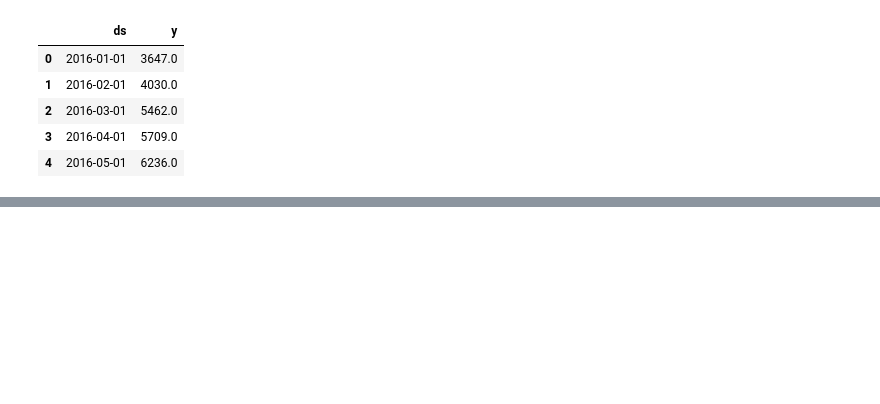
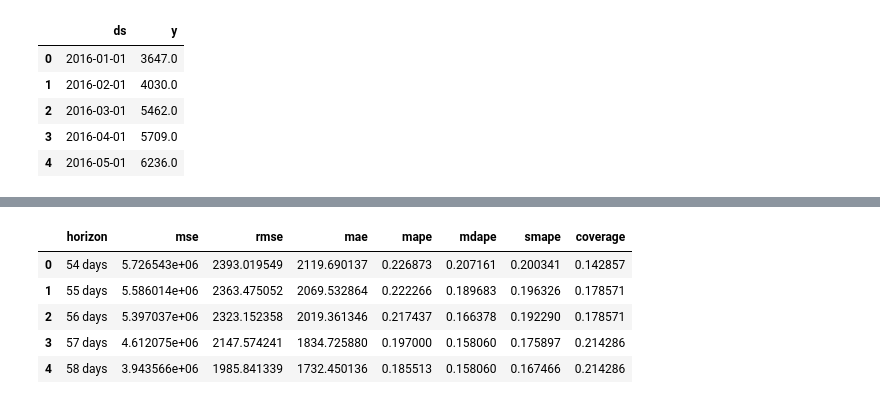
Before and after one commit to CarlS2rt/fbprophet_forecasts, a Jupyter notebook: cable_senior_monthly.ipynb, the cells around one changed output, grey strips where cells are left out. Saved outputs shown, nothing was run; the diff lists cells and outputs as text; code cells hidden in the pictures; blank space fills up the shorter version.

```diff
--- a/cable_senior_monthly.ipynb
+++ b/cable_senior_monthly.ipynb
@@ -77,0 +103,11 @@ forecast.to_excel('outputs/cable_senior_monthly.xlsx')
+# %%
+# create performance metrics df
+df_p = performance_metrics(df_cv)
+df_p.head()
+# %% [output]
+|  | horizon | mse | rmse | mae | mape | mdape | smape | coverage |
+| 0 | 54 days | 5.726543e+06 | 2393.019549 | 2119.690137 | 0.226873 | 0.207161 | 0.200341 | 0.142857 |
+| 1 | 55 days | 5.586014e+06 | 2363.475052 | 2069.532864 | 0.222266 | 0.189683 | 0.196326 | 0.178571 |
+| 2 | 56 days | 5.397037e+06 | 2323.152358 | 2019.361346 | 0.217437 | 0.166378 | 0.192290 | 0.178571 |
+| 3 | 57 days | 4.612075e+06 | 2147.574241 | 1834.725880 | 0.197000 | 0.158060 | 0.175897 | 0.214286 |
+| 4 | 58 days | 3.943566e+06 | 1985.841339 | 1732.450136 | 0.185513 | 0.158060 | 0.167466 | 0.214286 |
```
Also changed, not shown: parts of 11 cells of this notebook, 58 other files.
